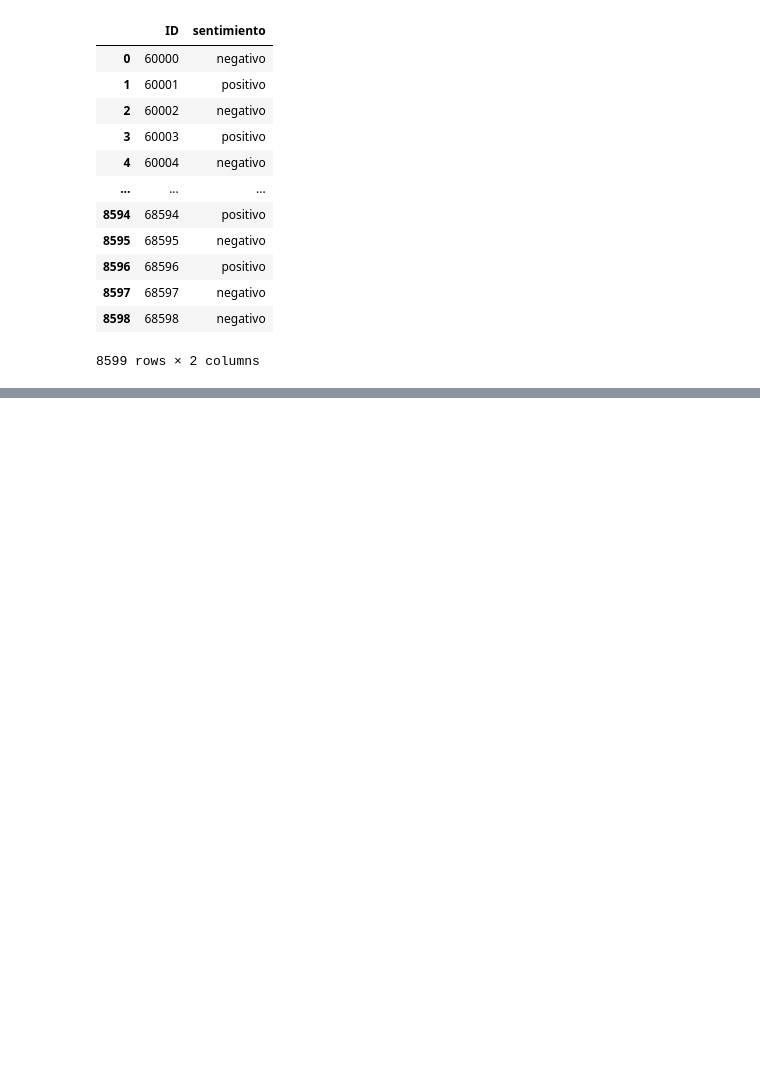
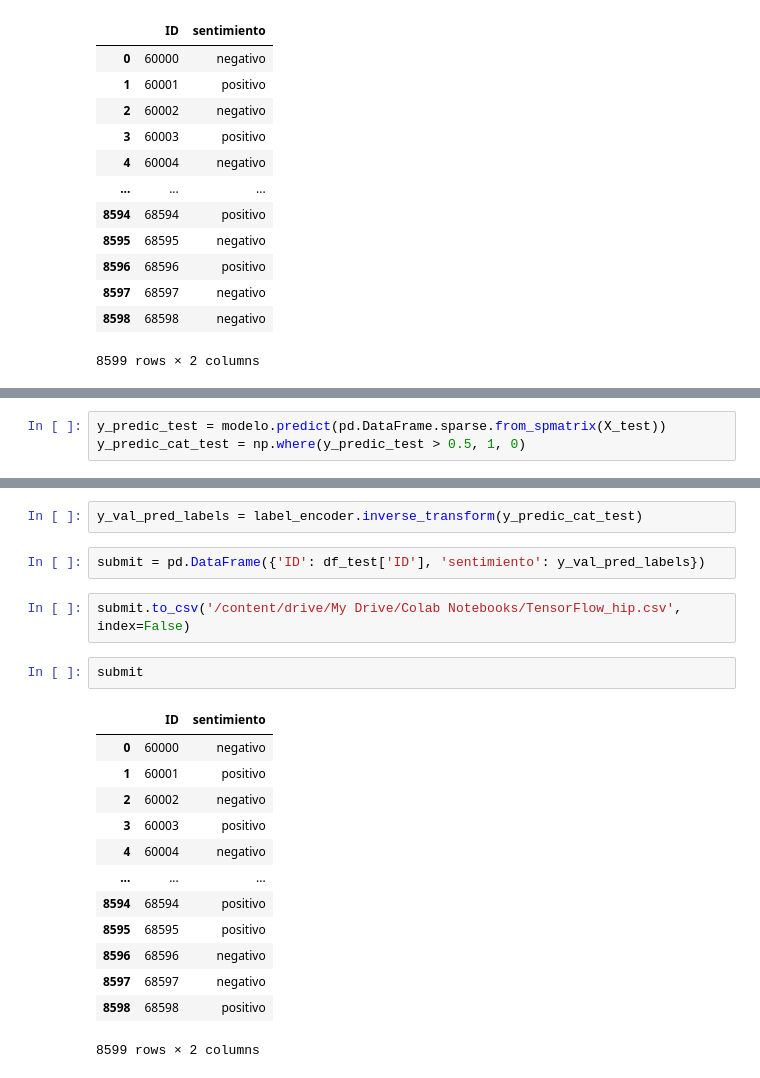
Before and after one commit to hmaldonado12/7506R-1C2024-GRUPO6, a Jupyter notebook: tp2/TensorFlow.ipynb, the cells around one changed output, grey strips where cells are left out. Saved outputs shown, nothing was run; the diff lists cells and outputs as text; blank space fills up the shorter version.

```diff
--- a/tp2/TensorFlow.ipynb
+++ b/tp2/TensorFlow.ipynb
@@ -269,0 +395,3 @@ submit
+# %%
+y_predic_test = modelo.predict(pd.DataFrame.sparse.from_spmatrix(X_test))
+y_predic_cat_test = np.where(y_predic_test > 0.5, 1, 0)
@@ -269,0 +400,22 @@ submit
+# %%
+y_val_pred_labels = label_encoder.inverse_transform(y_predic_cat_test)
+# %%
+submit = pd.DataFrame({'ID': df_test['ID'], 'sentimiento': y_val_pred_labels})
+# %%
+submit.to_csv('/content/drive/My Drive/Colab Notebooks/TensorFlow_hip.csv', index=False)
+# %%
+submit
+# %% [output]
+|  | ID | sentimiento |
+| 0 | 60000 | negativo |
+| 1 | 60001 | positivo |
+| 2 | 60002 | negativo |
+| 3 | 60003 | positivo |
+| 4 | 60004 | negativo |
+| ... | ... | ... |
+| 8594 | 68594 | positivo |
+| 8595 | 68595 | positivo |
+| 8596 | 68596 | negativo |
+| 8597 | 68597 | negativo |
+| 8598 | 68598 | positivo |
+8599 rows × 2 columns
```
Also changed, not shown: parts of 15 cells of this notebook.
